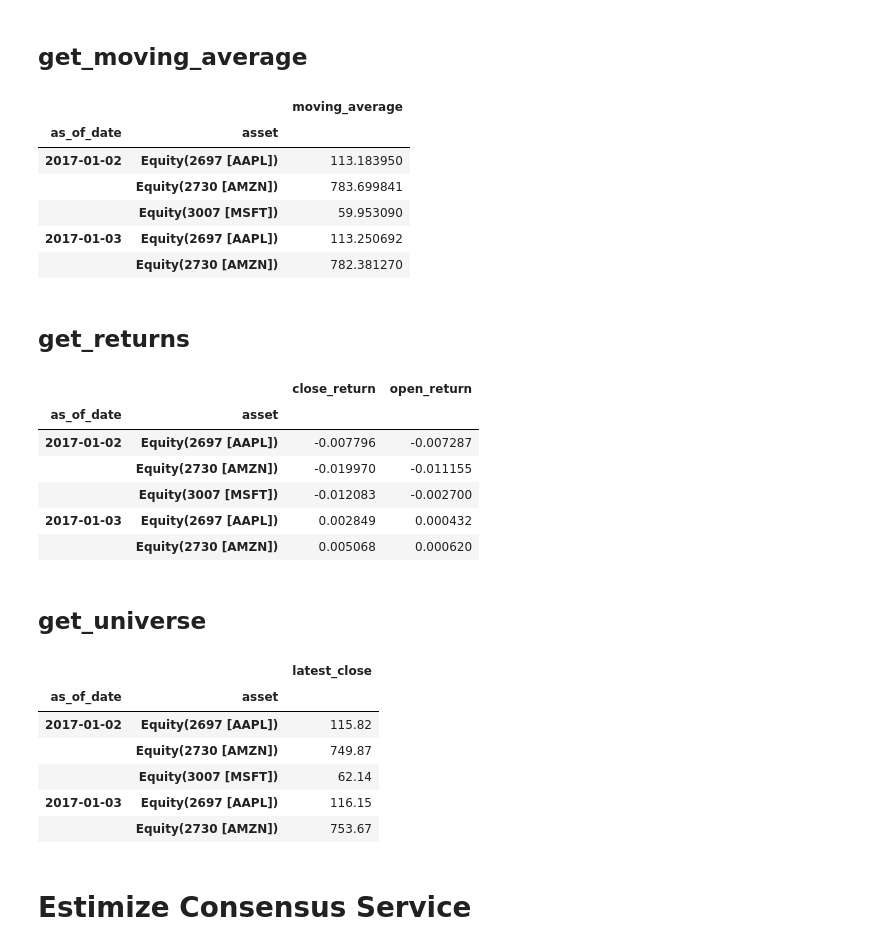
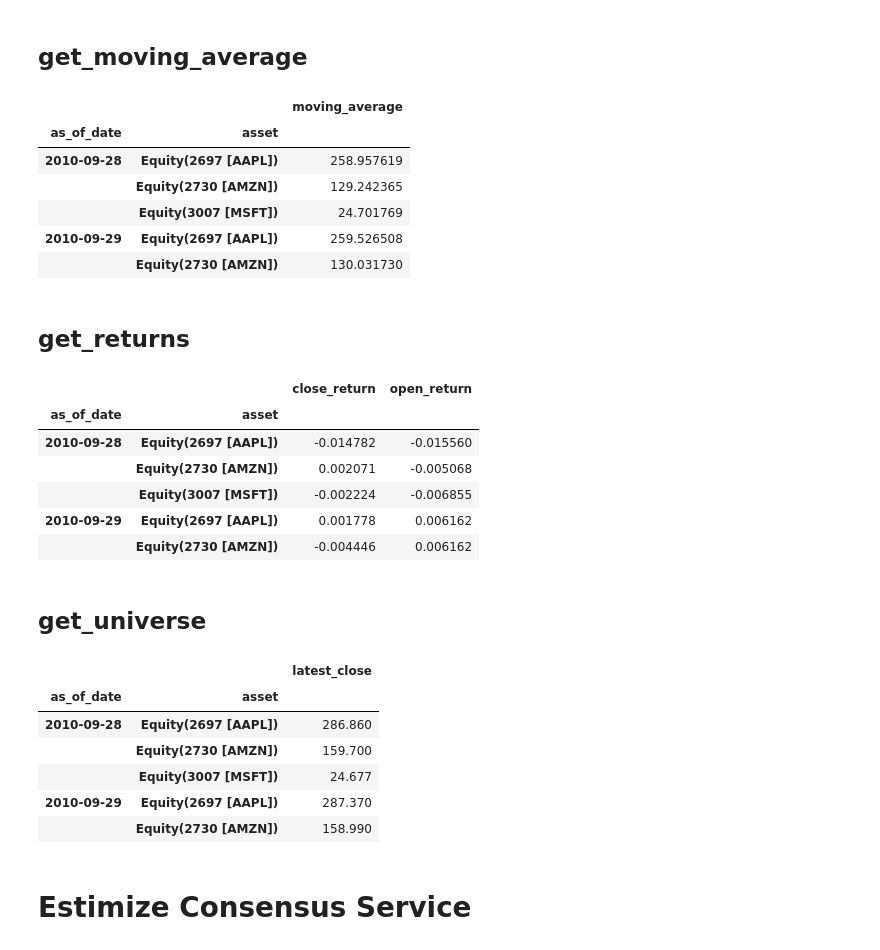
Before and after one commit to Estimize/estimize-research-py, a Jupyter notebook: notebooks/api_examples.ipynb, the cells around one changed output. Drawn from its saved outputs; the diff is of its cells as text; code cells hidden in the pictures.

```diff
--- a/notebooks/api_examples.ipynb
+++ b/notebooks/api_examples.ipynb
@@ -58,19 +58,19 @@ display(assets)
 # %% [markdown]
 ## get_moving_average
 # %%
-start_date = '2017-01-01'
-end_date = '2017-02-01'
+start_date = '2010-09-29'
+end_date = '2010-10-01'
 assets = asset_service.get_assets(tickers)
 madf = asset_service.get_moving_average(start_date, end_date, assets)
 display(madf.head(5))
 # %% [output]
 |  |  | moving_average |
 | as_of_date | asset |  |
-| 2017-01-02 | Equity(2697 [AAPL]) | 113.183950 |
-|  | Equity(2730 [AMZN]) | 783.699841 |
-|  | Equity(3007 [MSFT]) | 59.953090 |
-| 2017-01-03 | Equity(2697 [AAPL]) | 113.250692 |
-|  | Equity(2730 [AMZN]) | 782.381270 |
+| 2010-09-28 | Equity(2697 [AAPL]) | 258.957619 |
+|  | Equity(2730 [AMZN]) | 129.242365 |
+|  | Equity(3007 [MSFT]) | 24.701769 |
+| 2010-09-29 | Equity(2697 [AAPL]) | 259.526508 |
+|  | Equity(2730 [AMZN]) | 130.031730 |
 # %% [markdown]
 ## get_returns
 # %%
@@ -79,11 +79,11 @@ display(rdf.head(5))
 # %% [output]
 |  |  | close_return | open_return |
 | as_of_date | asset |  |  |
-| 2017-01-02 | Equity(2697 [AAPL]) | -0.007796 | -0.007287 |
-|  | Equity(2730 [AMZN]) | -0.019970 | -0.011155 |
-|  | Equity(3007 [MSFT]) | -0.012083 | -0.002700 |
-| 2017-01-03 | Equity(2697 [AAPL]) | 0.002849 | 0.000432 |
-|  | Equity(2730 [AMZN]) | 0.005068 | 0.000620 |
+| 2010-09-28 | Equity(2697 [AAPL]) | -0.014782 | -0.015560 |
+|  | Equity(2730 [AMZN]) | 0.002071 | -0.005068 |
+|  | Equity(3007 [MSFT]) | -0.002224 | -0.006855 |
+| 2010-09-29 | Equity(2697 [AAPL]) | 0.001778 | 0.006162 |
+|  | Equity(2730 [AMZN]) | -0.004446 | 0.006162 |
 # %% [markdown]
 ## get_universe
 # %%
@@ -92,11 +92,11 @@ display(udf.head(5))
 # %% [output]
 |  |  | latest_close |
 | as_of_date | asset |  |
-| 2017-01-02 | Equity(2697 [AAPL]) | 115.82 |
-|  | Equity(2730 [AMZN]) | 749.87 |
-|  | Equity(3007 [MSFT]) | 62.14 |
-| 2017-01-03 | Equity(2697 [AAPL]) | 116.15 |
-|  | Equity(2730 [AMZN]) | 753.67 |
+| 2010-09-28 | Equity(2697 [AAPL]) | 286.860 |
+|  | Equity(2730 [AMZN]) | 159.700 |
+|  | Equity(3007 [MSFT]) | 24.677 |
+| 2010-09-29 | Equity(2697 [AAPL]) | 287.370 |
+|  | Equity(2730 [AMZN]) | 158.990 |
 # %% [markdown]
 # Estimize Consensus Service
 # %%
```
Also changed, not shown: parts of 6 cells of this notebook, 34 other files.
